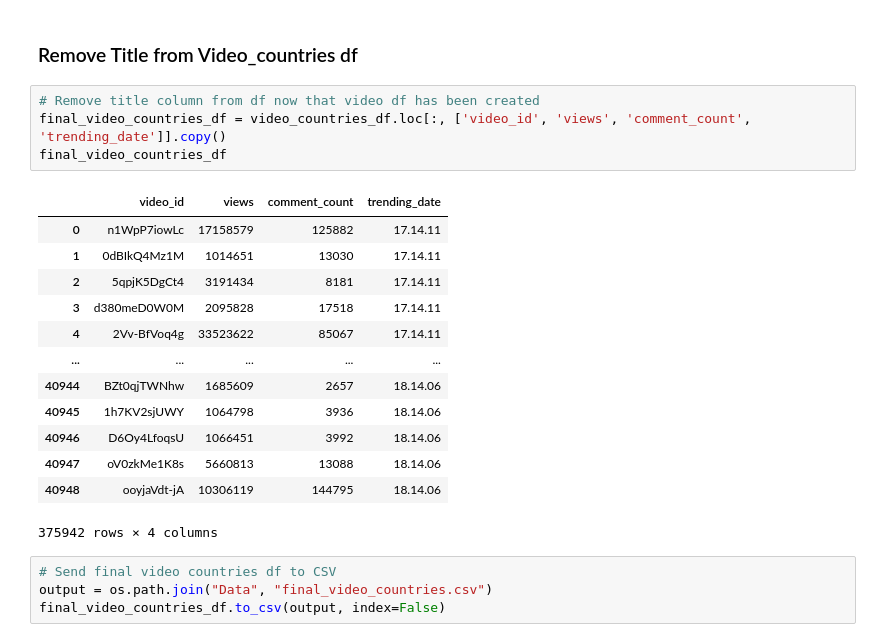
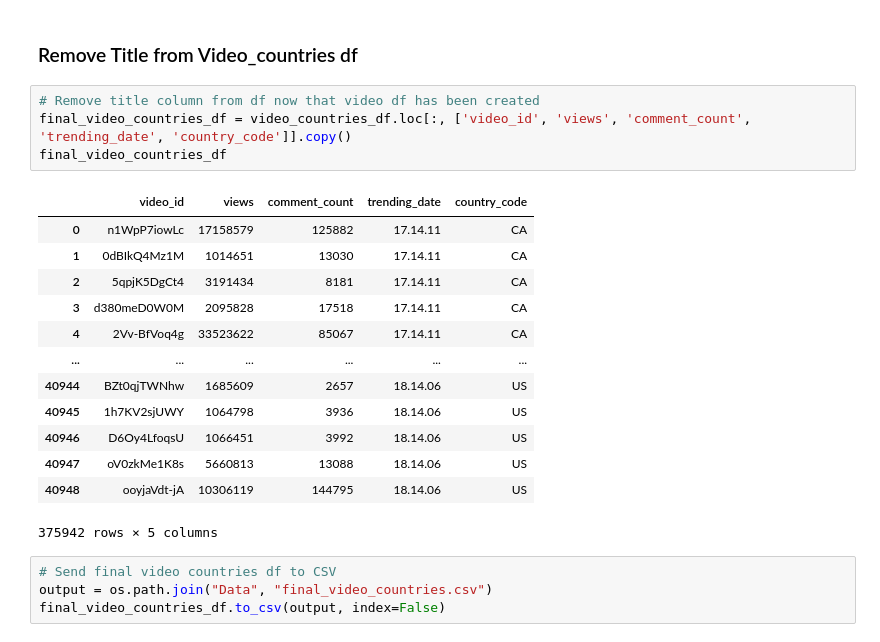
Before and after one commit to sydnipierce/project-2, a Jupyter notebook: cleanup_script.ipynb, the cells around one changed output. Drawn from its saved outputs; the diff is of its cells as text.

Commit message:
Fixed final_video_countries to add back country

```diff
--- a/cleanup_script.ipynb
+++ b/cleanup_script.ipynb
@@ -204,22 +204,22 @@ cleaner_video_countries_df.to_csv(output, index=False)
 ### Remove Title from Video_countries df
 # %%
 # Remove title column from df now that video df has been created
-final_video_countries_df = video_countries_df.loc[:, ['video_id', 'views', 'comment_count', 'trending_date']].copy()
+final_video_countries_df = video_countries_df.loc[:, ['video_id', 'views', 'comment_count', 'trending_date', 'country_code']].copy()
 final_video_countries_df
 # %% [output]
-|  | video_id | views | comment_count | trending_date |
-| 0 | n1WpP7iowLc | 17158579 | 125882 | 17.14.11 |
-| 1 | 0dBIkQ4Mz1M | 1014651 | 13030 | 17.14.11 |
-| 2 | 5qpjK5DgCt4 | 3191434 | 8181 | 17.14.11 |
-| 3 | d380meD0W0M | 2095828 | 17518 | 17.14.11 |
-| 4 | 2Vv-BfVoq4g | 33523622 | 85067 | 17.14.11 |
-| ... | ... | ... | ... | ... |
-| 40944 | BZt0qjTWNhw | 1685609 | 2657 | 18.14.06 |
-| 40945 | 1h7KV2sjUWY | 1064798 | 3936 | 18.14.06 |
-| 40946 | D6Oy4LfoqsU | 1066451 | 3992 | 18.14.06 |
-| 40947 | oV0zkMe1K8s | 5660813 | 13088 | 18.14.06 |
-| 40948 | ooyjaVdt-jA | 10306119 | 144795 | 18.14.06 |
+|  | video_id | views | comment_count | trending_date | country_code |
+| 0 | n1WpP7iowLc | 17158579 | 125882 | 17.14.11 | CA |
+| 1 | 0dBIkQ4Mz1M | 1014651 | 13030 | 17.14.11 | CA |
+| 2 | 5qpjK5DgCt4 | 3191434 | 8181 | 17.14.11 | CA |
+| 3 | d380meD0W0M | 2095828 | 17518 | 17.14.11 | CA |
+| 4 | 2Vv-BfVoq4g | 33523622 | 85067 | 17.14.11 | CA |
+| ... | ... | ... | ... | ... | ... |
+| 40944 | BZt0qjTWNhw | 1685609 | 2657 | 18.14.06 | US |
+| 40945 | 1h7KV2sjUWY | 1064798 | 3936 | 18.14.06 | US |
+| 40946 | D6Oy4LfoqsU | 1066451 | 3992 | 18.14.06 | US |
+| 40947 | oV0zkMe1K8s | 5660813 | 13088 | 18.14.06 | US |
+| 40948 | ooyjaVdt-jA | 10306119 | 144795 | 18.14.06 | US |
-375942 rows × 4 columns
+375942 rows × 5 columns
 # %%
 # Send final video countries df to CSV
 output = os.path.join("Data", "final_video_countries.csv")
```
Also changed, not shown: 1 other file.
